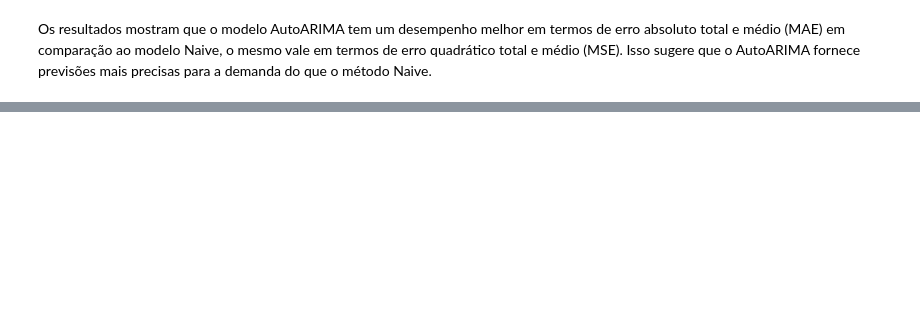
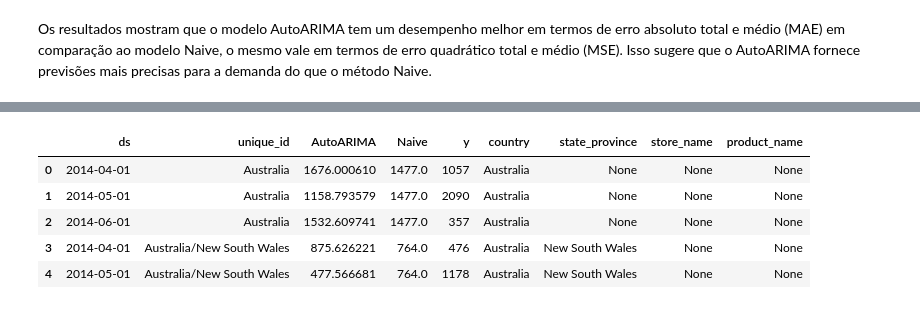
Before and after one commit to drisanches/desafio_final_LH, a Jupyter notebook: docs/aw_sales_forecasting.ipynb, the cells around one changed output, grey strips where cells are left out. Cells and saved outputs as stored; diff of their text form; code cells hidden in the pictures; blank space fills up the shorter version.

```diff
--- a/docs/aw_sales_forecasting.ipynb
+++ b/docs/aw_sales_forecasting.ipynb
@@ -950,0 +955,3 @@ fcst.plot(Y_train, Y_hat_df)
+# %%
+demand_agg = predicts.copy()
+demand_agg.head()
@@ -950,0 +965,11 @@ fcst.plot(Y_train, Y_hat_df)
+# %%
+# Desagregar os níveis hierárquicos em colunas
+demand_agg[['country', 'state_province', 'store_name', 'product_name']] = demand_agg['unique_id'].str.split('/', expand=True)
+demand_agg.head()
+# %% [output]
+|  | ds | unique_id | AutoARIMA | Naive | y | country | state_province | store_name | product_name |
+| 0 | 2014-04-01 | Australia | 1676.000610 | 1477.0 | 1057 | Australia | None | None | None |
+| 1 | 2014-05-01 | Australia | 1158.793579 | 1477.0 | 2090 | Australia | None | None | None |
+| 2 | 2014-06-01 | Australia | 1532.609741 | 1477.0 | 357 | Australia | None | None | None |
+| 3 | 2014-04-01 | Australia/New South Wales | 875.626221 | 764.0 | 476 | Australia | New South Wales | None | None |
+| 4 | 2014-05-01 | Australia/New South Wales | 477.566681 | 764.0 | 1178 | Australia | New South Wales | None | None |
```
Also changed, not shown: parts of 63 cells of this notebook, 1 other file.
